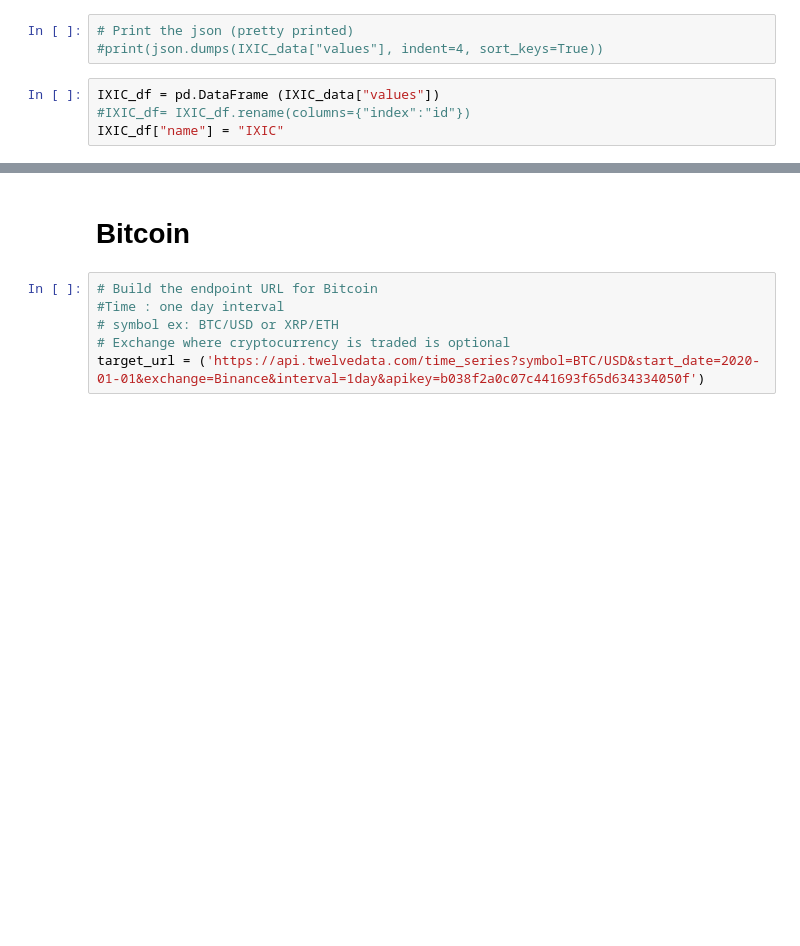
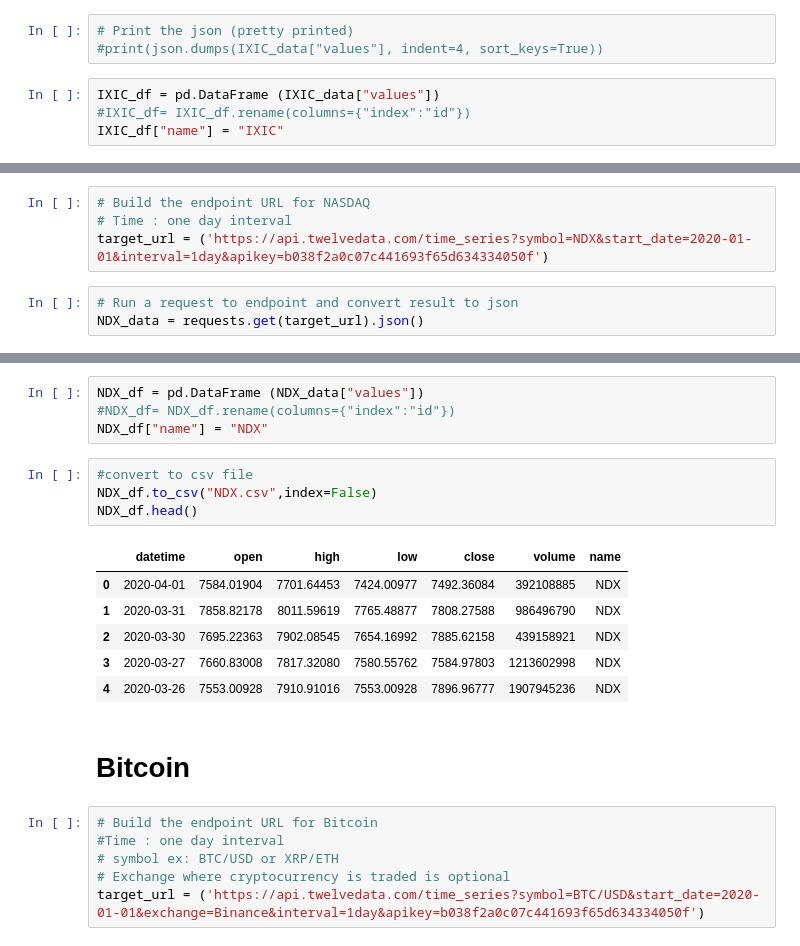
Before and after one commit to kennethtanaka/Original_Project2_Ken, a Jupyter notebook: Project2/jupyter/COVID-19 Financial Impact.ipynb, the cells around one changed output, grey strips where cells are left out. Cells and saved outputs as stored; diff of their text form; blank space fills up the shorter version.

```diff
--- a/Project2/jupyter/COVID-19 Financial Impact.ipynb
+++ b/Project2/jupyter/COVID-19 Financial Impact.ipynb
@@ -100,0 +143,7 @@ IXIC_df.head()
+# %%
+# Build the endpoint URL for NASDAQ
+# Time : one day interval
+target_url = ('https://api.twelvedata.com/time_series?symbol=NDX&start_date=2020-01-01&interval=1day&apikey=b038f2a0c07c441693f65d634334050f')
+# %%
+# Run a request to endpoint and convert result to json
+NDX_data = requests.get(target_url).json()
@@ -101,3 +171,18 @@ IXIC_df.head()
+# %%
+NDX_df = pd.DataFrame (NDX_data["values"])
+#NDX_df= NDX_df.rename(columns={"index":"id"})
+NDX_df["name"] = "NDX"
+# %%
+#convert to csv file
+NDX_df.to_csv("NDX.csv",index=False)
+NDX_df.head()
+# %% [output]
+|  | datetime | open | high | low | close | volume | name |
+| 0 | 2020-04-01 | 7584.01904 | 7701.64453 | 7424.00977 | 7492.36084 | 392108885 | NDX |
+| 1 | 2020-03-31 | 7858.82178 | 8011.59619 | 7765.48877 | 7808.27588 | 986496790 | NDX |
+| 2 | 2020-03-30 | 7695.22363 | 7902.08545 | 7654.16992 | 7885.62158 | 439158921 | NDX |
+| 3 | 2020-03-27 | 7660.83008 | 7817.32080 | 7580.55762 | 7584.97803 | 1213602998 | NDX |
+| 4 | 2020-03-26 | 7553.00928 | 7910.91016 | 7553.00928 | 7896.96777 | 1907945236 | NDX |
 # %% [markdown]
 # Bitcoin
 # %%
```
Also changed, not shown: parts of 23 cells of this notebook, 18 other files.
